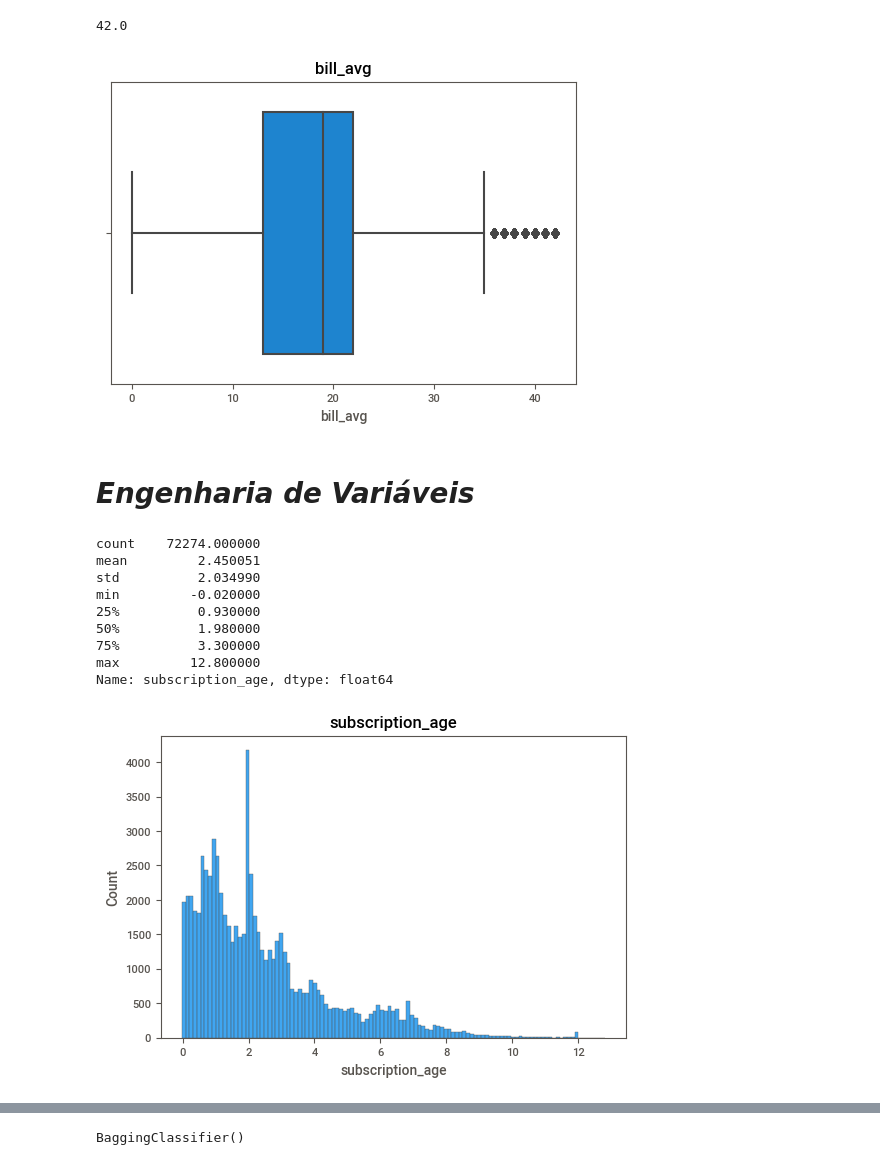
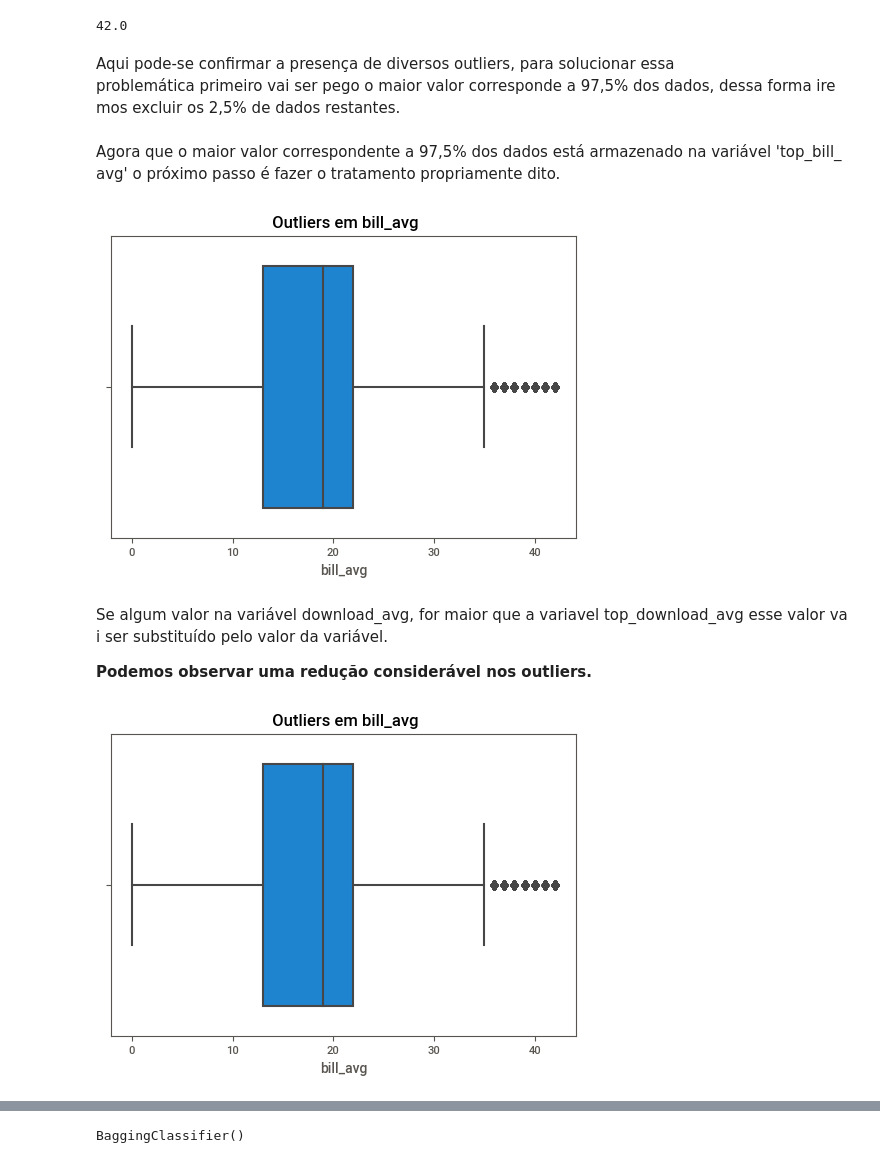
Before and after one commit to JosenildoJunior/Internet_service_churn, a Jupyter notebook: Internet_service_churn.ipynb, the cells around one changed output, grey strips where cells are left out. Drawn from its saved outputs; the diff is of its cells as text; code cells hidden in the pictures.

```diff
--- a/Internet_service_churn.ipynb
+++ b/Internet_service_churn.ipynb
@@ -312,0 +336,4 @@ f_download_avg
+# %%
+# Pegando a mediana de download_avg
+f_download_avg = dados['download_avg'].median()
+f_download_avg
@@ -324,0 +348,4 @@ f_upload_avg
+# %%
+# Pegando a mediana de upload_avg
+f_upload_avg = dados['upload_avg'].median()
+f_upload_avg
@@ -386,27 +449,21 @@ top_bill_avg = dados['bill_avg'].quantile(0.975)
 top_bill_avg
 # %% [output]
 42.0
+# %% [markdown]
+Aqui pode-se confirmar a presença de diversos outliers, para solucionar essa problemática primeiro vai ser pego o maior valor corresponde a 97,5% dos dados, dessa forma iremos excluir os 2,5% de dados restantes.
 # %%
 dados.loc[dados['bill_avg'] > top_bill_avg, 'bill_avg'] = top_bill_avg
+# %% [markdown]
+Agora que o maior valor correspondente a 97,5% dos dados está armazenado na variável 'top_bill_avg' o próximo passo é fazer o tratamento propriamente dito.
 # %%
-sns.boxplot(x = dados['bill_avg']).set_title("bill_avg");
+sns.boxplot(x = dados['bill_avg']).set_title(" Outliers em bill_avg");
 # %% [output]
-[figure, old version]
+[figure, new version]
-# %% [markdown]
-# *Engenharia de Variáveis*
-# %%
-dados['subscription_age'].describe()
-# %% [output]
-count    72274.000000
-mean         2.450051
-std          2.034990
-min         -0.020000
-25%          0.930000
-50%          1.980000
-75%          3.300000
-max         12.800000
-Name: subscription_age, dtype: float64
+# %% [markdown]
+Se algum valor na variável download_avg, for maior que a variavel top_download_avg esse valor vai ser substituído pelo valor da variável.
+
+**Podemos observar uma redução considerável nos outliers.**
 # %%
-sns.histplot(x = dados['subscription_age']).set_title("subscription_age");
+sns.boxplot(x = dados['bill_avg']).set_title(" Outliers em bill_avg");
 # %% [output]
-[figure, old version]
+[figure, new version]
```
Also changed, not shown: parts of 106 cells of this notebook, 1 other file.
